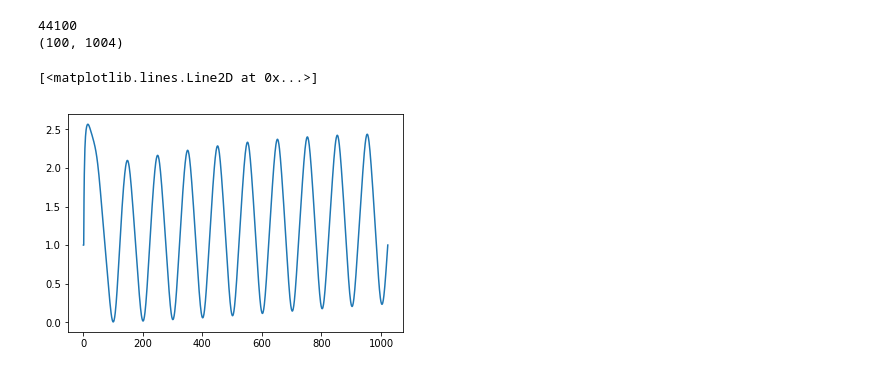
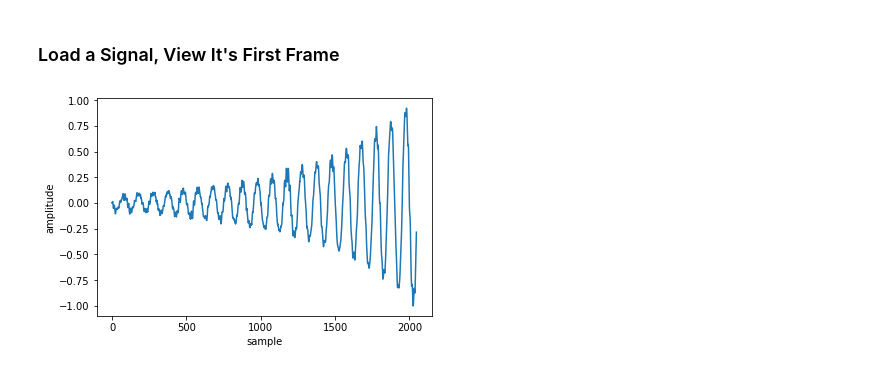
Before and after one commit to egrinstein/yin, a Jupyter notebook: yin.ipynb, the cells around one changed output. Saved outputs shown, nothing was run; the diff lists cells and outputs as text; code cells hidden in the pictures.

Commit message:
Working to step 4, notebook explaining

```diff
--- a/yin.ipynb
+++ b/yin.ipynb
@@ -51,17 +0,0 @@ def yin(x,step=3):
-# %%
-wave,sr = librosa.load('flute-a4.wav',sr=None)
-# %%
-frame = wave[2048:2048+2048]
-print(sr)
-a,f0 = yin(frame,step=3)
-b,f02 = yin(frame,step=1)
-print(f0,f02)
-# %% [output]
-44100
-(100, 1004)
-# %%
-plt.plot(a)
-#plt.plot(b)
-# %% [output]
-[<matplotlib.lines.Line2D at 0x...>]
-[figure, removed]
@@ -67,0 +8,19 @@ plt.plot(a)
+# %% [markdown]
+### Load a Signal, View It's First Frame
+# %%
+piano = 'piano-c4.wav'
+flute = 'flute-a4.wav'
+
+wave,sr = librosa.load(flute,sr=None)
+wave/= np.mean(np.abs(wave))
+frame = wave[0:2048]
+frame /= np.max(np.abs(frame))
+plt.plot(frame)
+plt.xlabel('sample')
+plt.ylabel('amplitude')
+plt.show()
+
+print("Flute")
+display(Audio(wave,rate=sr))
+# %% [output]
+[figure, added]
```
Also changed, not shown: parts of 10 cells of this notebook, 3 other files.
